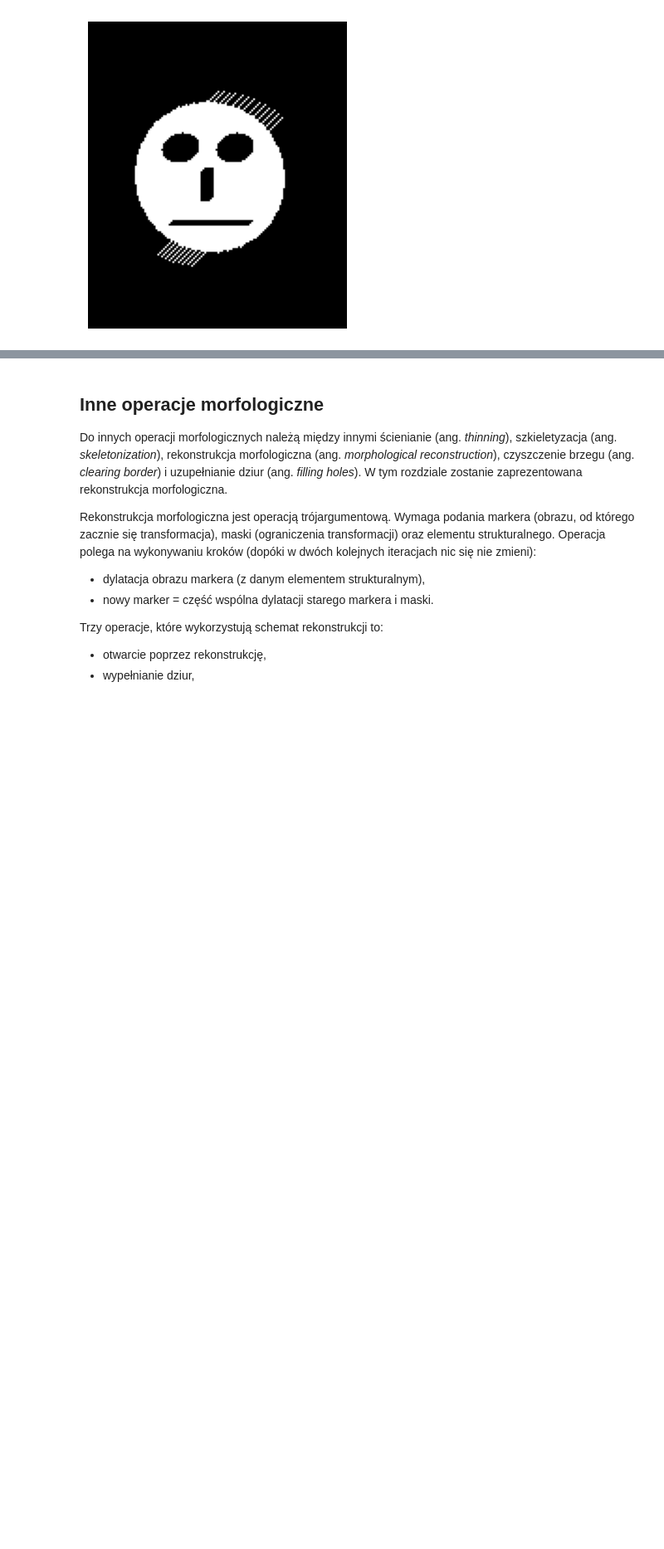
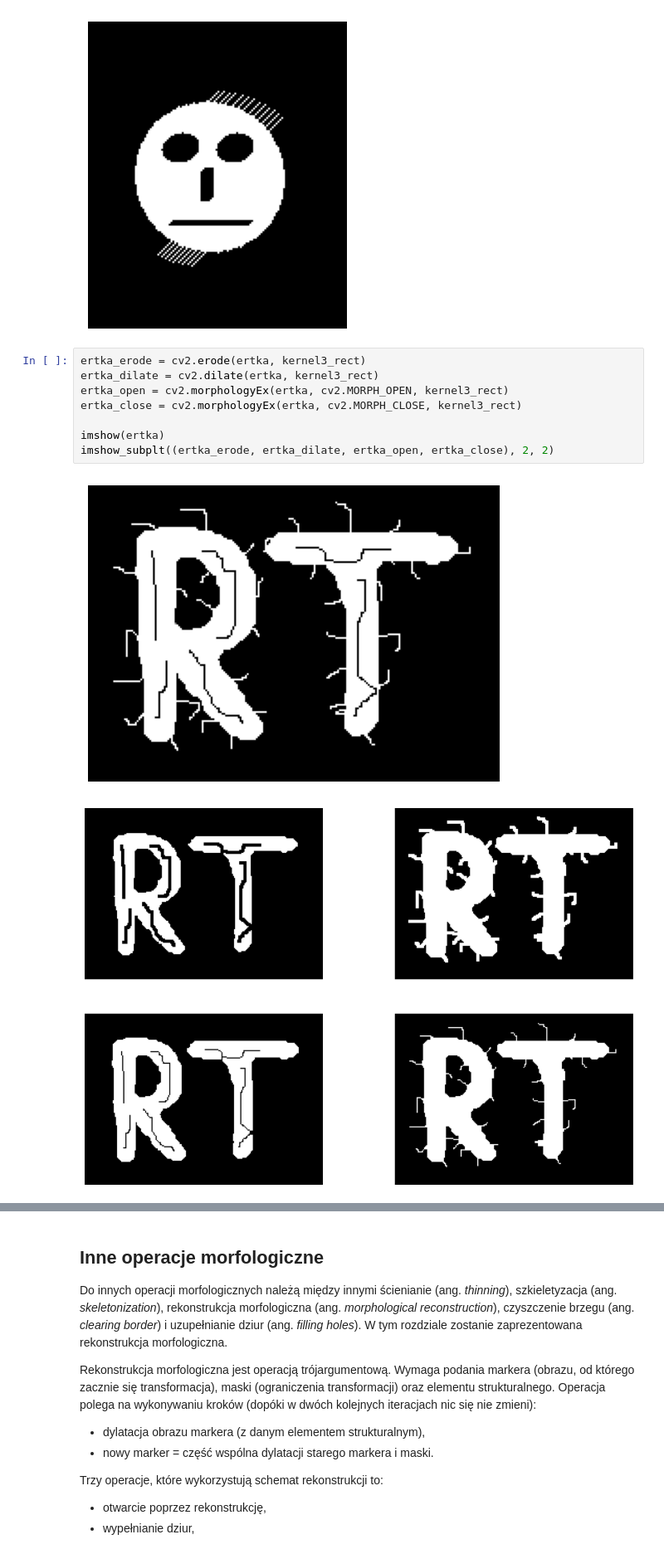
Before and after one commit to JBRS307/WDCPO, a Jupyter notebook: lab7/lab7.ipynb, the cells around one changed output, grey strips where cells are left out. Shown at 83% size. Saved outputs shown, nothing was run; the diff lists cells and outputs as text; blank space fills up the shorter version.

```diff
--- a/lab7/lab7.ipynb
+++ b/lab7/lab7.ipynb
@@ -169,3 +169,14 @@ buzka_up = cv2.erode(buzka, kernel)
 imshow(buzka_up)
 # %% [output]
 [figure]
+# %%
+ertka_erode = cv2.erode(ertka, kernel3_rect)
+ertka_dilate = cv2.dilate(ertka, kernel3_rect)
+ertka_open = cv2.morphologyEx(ertka, cv2.MORPH_OPEN, kernel3_rect)
+ertka_close = cv2.morphologyEx(ertka, cv2.MORPH_CLOSE, kernel3_rect)
+
+imshow(ertka)
+imshow_subplt((ertka_erode, ertka_dilate, ertka_open, ertka_close), 2, 2)
+# %% [output]
+[figure, added]
+[figure, added]
```
Also changed, not shown: parts of 8 cells of this notebook.
